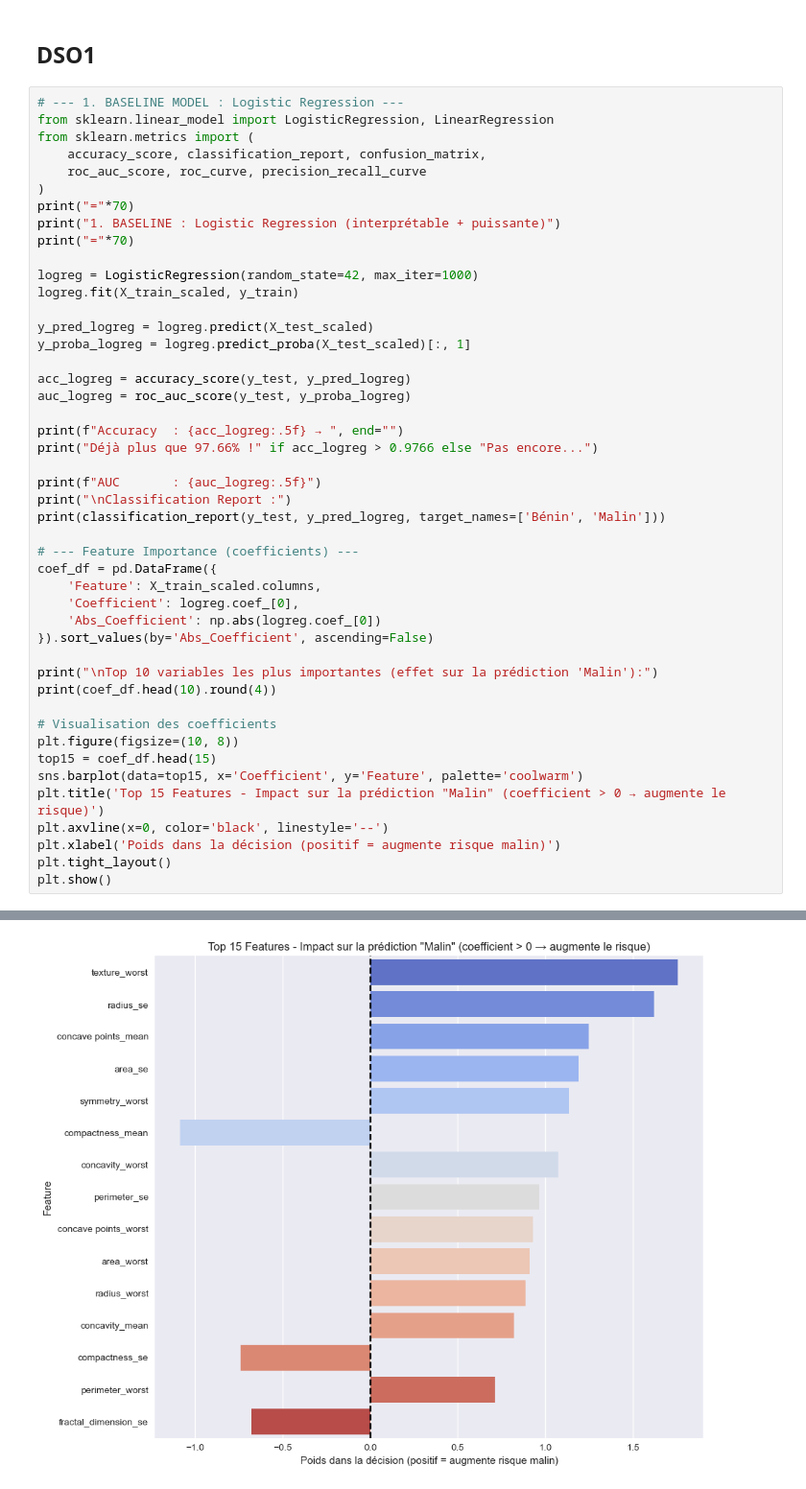
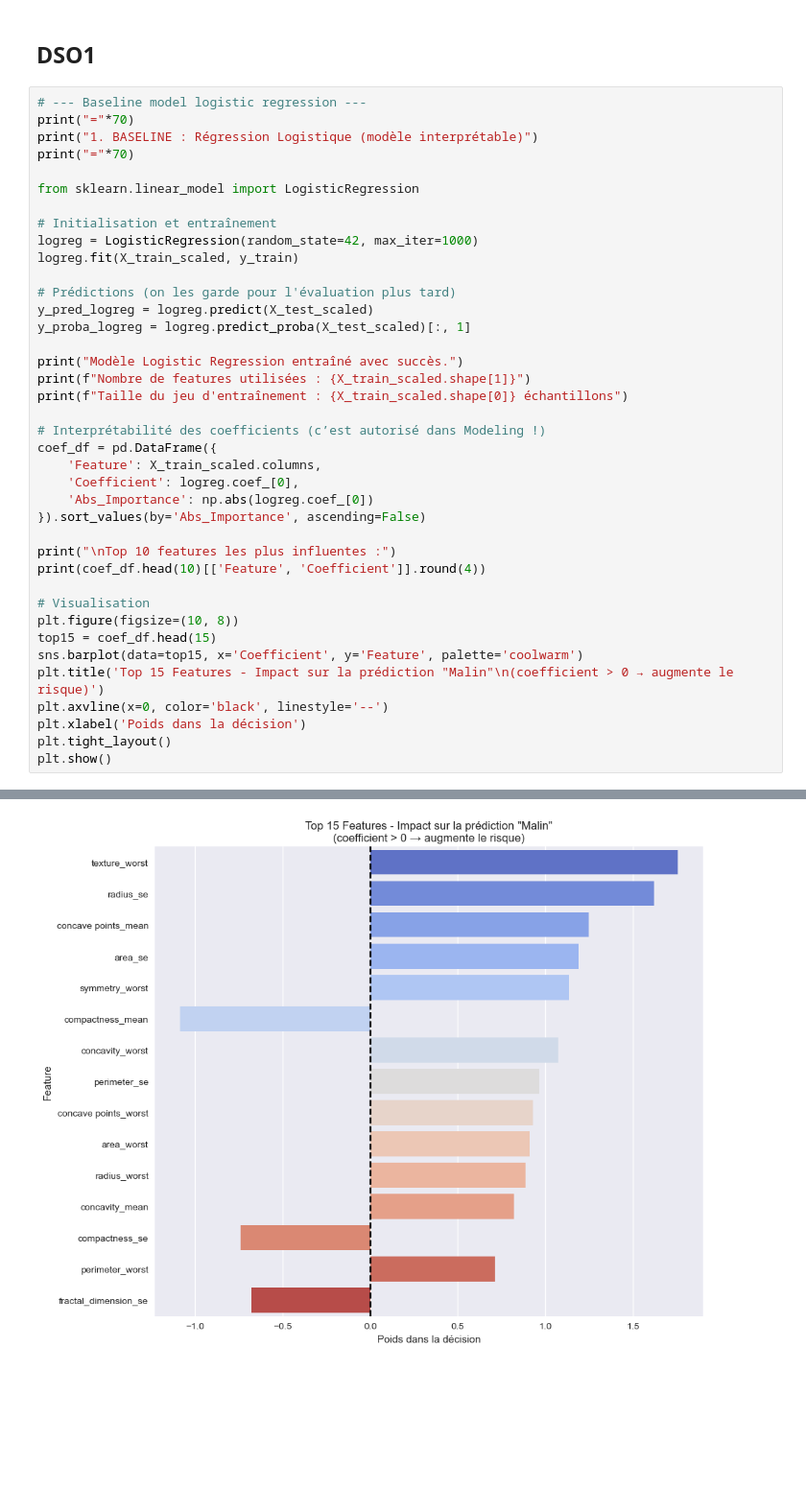
Before and after one commit to youssef060902/Algonomads_ML, a Jupyter notebook: Project.ipynb, the cells around one changed output, grey strips where cells are left out. Shown at 96% size. Drawn from its saved outputs; the diff is of its cells as text; blank space fills up the shorter version.

```diff
--- a/Project.ipynb
+++ b/Project.ipynb
@@ -351,49 +349,42 @@ Passing `palette` without assigning `hue` is deprecated and will be removed in v
 # %% [markdown]
 ## DSO1
 # %%
-# --- 1. BASELINE MODEL : Logistic Regression ---
-from sklearn.linear_model import LogisticRegression, LinearRegression
-from sklearn.metrics import (
-    accuracy_score, classification_report, confusion_matrix,
-    roc_auc_score, roc_curve, precision_recall_curve
-)
+# --- Baseline model logistic regression ---
 print("="*70)
-print("1. BASELINE : Logistic Regression (interprétable + puissante)")
+print("1. BASELINE : Régression Logistique (modèle interprétable)")
 print("="*70)
 
+from sklearn.linear_model import LogisticRegression
+
+# Initialisation et entraînement
 logreg = LogisticRegression(random_state=42, max_iter=1000)
 logreg.fit(X_train_scaled, y_train)
 
+# Prédictions (on les garde pour l'évaluation plus tard)
 y_pred_logreg = logreg.predict(X_test_scaled)
 y_proba_logreg = logreg.predict_proba(X_test_scaled)[:, 1]
 
-acc_logreg = accuracy_score(y_test, y_pred_logreg)
-auc_logreg = roc_auc_score(y_test, y_proba_logreg)
+print("Modèle Logistic Regression entraîné avec succès.")
+print(f"Nombre de features utilisées : {X_train_scaled.shape[1]}")
+print(f"Taille du jeu d'entraînement : {X_train_scaled.shape[0]} échantillons")
 
-print(f"Accuracy  : {acc_logreg:.5f} → ", end="")
-print("Déjà plus que 97.66% !" if acc_logreg > 0.9766 else "Pas encore...")
-
-print(f"AUC       : {auc_logreg:.5f}")
-print("\nClassification Report :")
-print(classification_report(y_test, y_pred_logreg, target_names=['Bénin', 'Malin']))
-
-# --- Feature Importance (coefficients) ---
+# Interprétabilité des coefficients (c’est autorisé dans Modeling !)
 coef_df = pd.DataFrame({
     'Feature': X_train_scaled.columns,
     'Coefficient': logreg.coef_[0],
-    'Abs_Coefficient': np.abs(logreg.coef_[0])
-}).sort_values(by='Abs_Coefficient', ascending=False)
+    'Abs_Importance': np.abs(logreg.coef_[0])
+}).sort_values(by='Abs_Importance', ascending=False)
 
-print("\nTop 10 variables les plus importantes (effet sur la prédiction 'Malin'):")
-print(coef_df.head(10).round(4))
+print("\nTop 10 features les plus influentes :")
+print(coef_df.head(10)[['Feature', 'Coefficient']].round(4))
 
-# Visualisation des coefficients
+# Visualisation
 plt.figure(figsize=(10, 8))
 top15 = coef_df.head(15)
 sns.barplot(data=top15, x='Coefficient', y='Feature', palette='coolwarm')
-plt.title('Top 15 Features - Impact sur la prédiction "Malin" (coefficient > 0 → augmente le risque)')
+plt.title('Top 15 Features - Impact sur la prédiction "Malin"\n(coefficient > 0 → augmente le risque)')
 plt.axvline(x=0, color='black', linestyle='--')
-plt.xlabel('Poids dans la décision (positif = augmente risque malin)')
+plt.xlabel('Poids dans la décision')
 plt.tight_layout()
 plt.show()
 # %% [output]
@@ -417,4 +410,4 @@ Classification Report :
 Passing `palette` without assigning `hue` is deprecated and will be removed in v0.14.0. Assign the `y` variable to `hue` and set `legend=False` for the same effect.
 
   sns.barplot(data=top15, x='Coefficient', y='Feature', palette='coolwarm')
-[figure, old version]
+[figure, new version]
```
Also changed, not shown: parts of 14 cells of this notebook.
